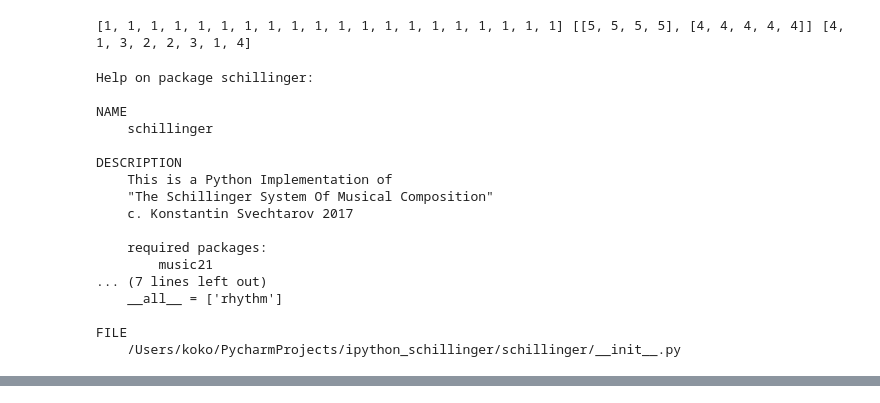
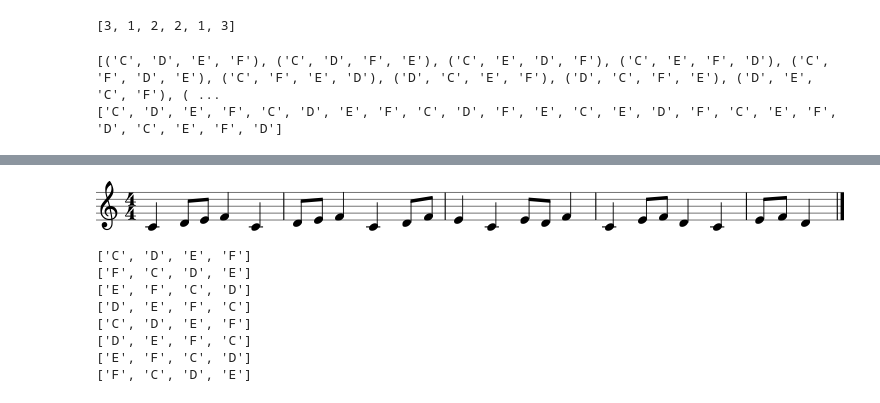
Before and after one commit to KoSv/schillinger, a Jupyter notebook: quick_tests.ipynb, the cells around one changed output, grey strips where cells are left out. Drawn from its saved outputs; the diff is of its cells as text; code cells hidden in the pictures.

```diff
--- a/quick_tests.ipynb
+++ b/quick_tests.ipynb
@@ -1,30 +3,10 @@
 # %%
-import schillinger.rhythm
-a = 5
-b = 4
+a = 4
+b = 3
 fraction = [a,b]
 
 sr = schillinger.rhythm.Type_I(fraction)
-print(sr.common_product, sr.generators, sr.resultant)
+_sr_ = schillinger.rhythm.Type_II(fraction)
+sr.resultant
 # %% [output]
-[1, 1, 1, 1, 1, 1, 1, 1, 1, 1, 1, 1, 1, 1, 1, 1, 1, 1, 1, 1] [[5, 5, 5, 5], [4, 4, 4, 4, 4]] [4, 1, 3, 2, 2, 3, 1, 4]
+[3, 1, 2, 2, 1, 3]
-# %%
-help(schillinger)
-# %% [output]
-Help on package schillinger:
-
-NAME
-    schillinger
-
-DESCRIPTION
-    This is a Python Implementation of
-    "The Schillinger System Of Musical Composition"
-    c. Konstantin Svechtarov 2017
-
-    required packages:
-        music21
-... (7 lines left out)
-    __all__ = ['rhythm']
-
-FILE
-    /Users/koko/PycharmProjects/ipython_schillinger/schillinger/__init__.py
@@ -30,0 +57,20 @@ FILE
+# %%
+#
+Ma = ["C","D","E","F"]
+seq = [2,1,1,2]
+import itertools
+Ma1 = list(itertools.permutations(Ma))
+print(Ma1)
+note_sequece = []
+for i,s in enumerate(seq):
+    note_sequece.append(Ma1[i%len(Ma1)]*s)
+
+note_sequece = list(itertools.chain(*note_sequece))
+print(note_sequece)
+n = [1] * len(note_sequece)
+s = showSplittedNotes(len(note_sequece),[_sr_.resultant], [4,4], note_sequece, 1/2)
+s.show('midi')
+s.show()
+# %% [output]
+[('C', 'D', 'E', 'F'), ('C', 'D', 'F', 'E'), ('C', 'E', 'D', 'F'), ('C', 'E', 'F', 'D'), ('C', 'F', 'D', 'E'), ('C', 'F', 'E', 'D'), ('D', 'C', 'E', 'F'), ('D', 'C', 'F', 'E'), ('D', 'E', 'C', 'F'), ( ...
+['C', 'D', 'E', 'F', 'C', 'D', 'E', 'F', 'C', 'D', 'F', 'E', 'C', 'E', 'D', 'F', 'C', 'E', 'F', 'D', 'C', 'E', 'F', 'D']
@@ -30,0 +78,22 @@ FILE
+[figure, added]
+# %%
+# Rotate Lists
+def rotate(l, x):
+  return l[-x % len(l):] + l[:-x % len(l)]
+
+n = ["C","D","E","F"]
+#clock
+for i,e in enumerate(n):
+    print(rotate(n, i))
+#counterclock
+for i,e in enumerate(n):
+    print(rotate(n, -i))
+# %% [output]
+['C', 'D', 'E', 'F']
+['F', 'C', 'D', 'E']
+['E', 'F', 'C', 'D']
+['D', 'E', 'F', 'C']
+['C', 'D', 'E', 'F']
+['D', 'E', 'F', 'C']
+['E', 'F', 'C', 'D']
+['F', 'C', 'D', 'E']
```
Also changed, not shown: parts of 6 cells of this notebook, 3 other files.
